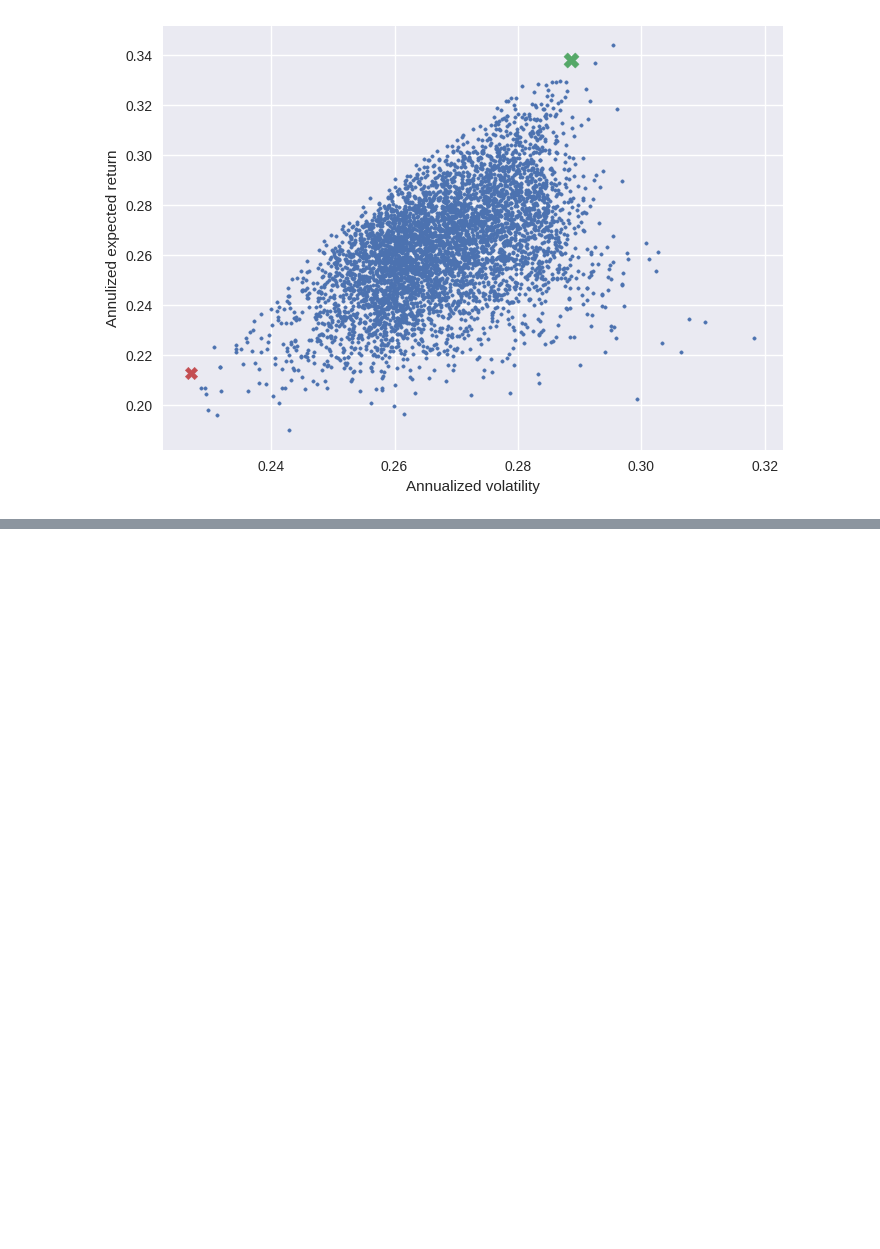
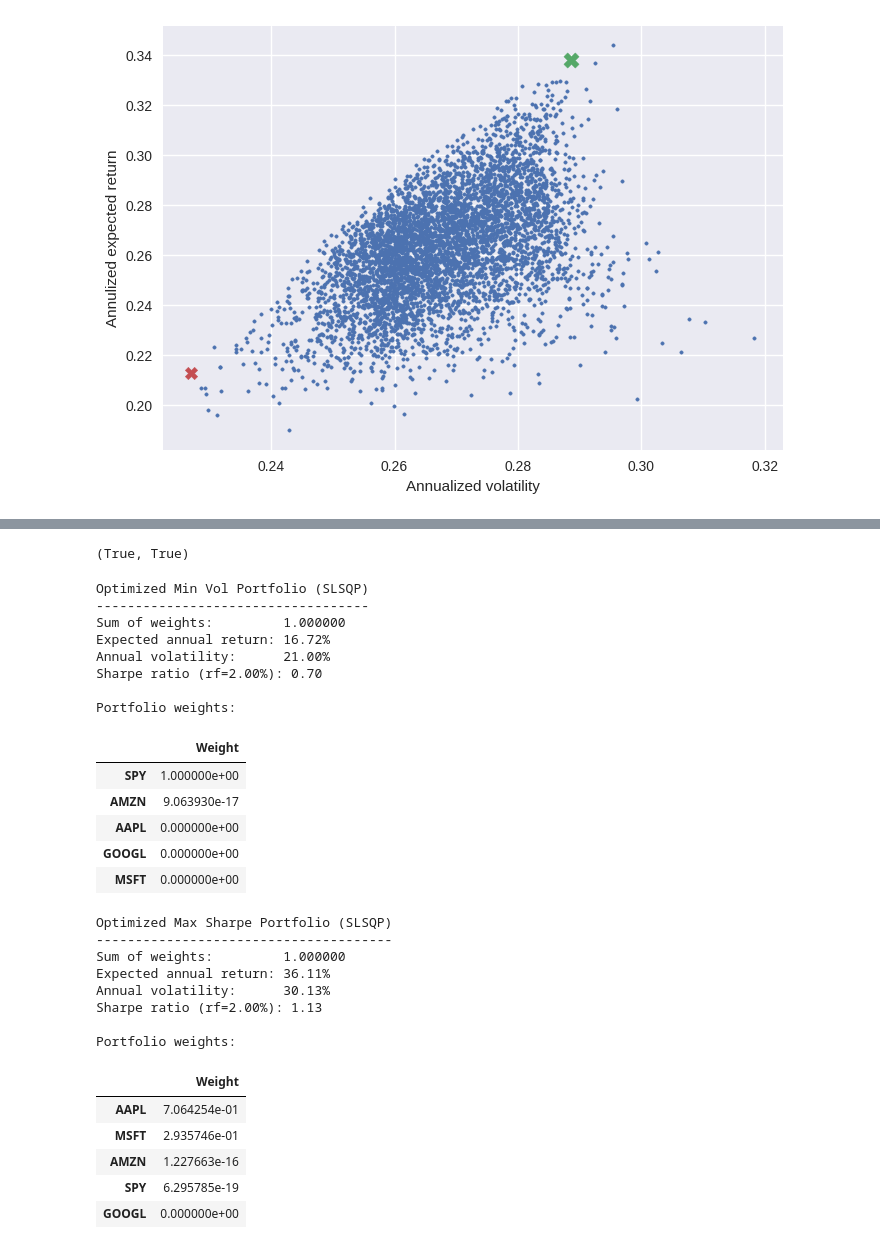
Before and after one commit to eyet7/Markowitz-portfolio-optimization, a Jupyter notebook: notebooks/01_markowitz.ipynb, the cells around one changed output, grey strips where cells are left out. Saved outputs shown, nothing was run; the diff lists cells and outputs as text; code cells hidden in the pictures; blank space fills up the shorter version.

```diff
--- a/notebooks/01_markowitz.ipynb
+++ b/notebooks/01_markowitz.ipynb
@@ -216,0 +261,75 @@ plt.show()
+# %%
+# Minimum volatility portfolio (long-only)
+res_minvol = minimize(
+    portfolio_volatility, w0,
+    args=(mu, cov),
+    method="SLSQP",
+    bounds=bounds,
+    constraints=constraints
+)
+
+w_minvol_opt = res_minvol.x
+
+# Maximum Sharpe portfolio (long-only), with risk-free rate
+rf = 0.02  # 2% annual risk-free rate (assumption)
+res_maxsharpe = minimize(
+    negative_sharpe, w0,
+    args=(mu, cov, rf),
+    method="SLSQP",
+    bounds=bounds,
+    constraints=constraints
+)
+
+w_maxsharpe_opt = res_maxsharpe.x
+
+res_minvol.success, res_maxsharpe.success
+# %% [output]
+(True, True)
+# %%
+def display_portfolio(name, w, mu, cov, rf=0.02):
+    w = np.array(w)
+    r, v = portfolio_performance(w, mu, cov)
+    sharpe = (r - rf) / v
+
+    weights = pd.Series(w, index=tickers).sort_values(ascending=False)
+
+    print(f"\n{name}")
+    print("-" * len(name))
+    print(f"Sum of weights:         {w.sum():.6f}")
+    print(f"Expected annual return: {r:.2%}")
+    print(f"Annual volatility:      {v:.2%}")
+    print(f"Sharpe ratio (rf={rf:.2%}): {sharpe:.2f}\n")
+    print("Portfolio weights:")
+    display(weights.to_frame("Weight"))
+
+display_portfolio("Optimized Min Vol Portfolio (SLSQP)", w_minvol_opt, mu, cov, rf=rf)
+display_portfolio("Optimized Max Sharpe Portfolio (SLSQP)", w_maxsharpe_opt, mu, cov, rf=rf)
+# %% [output]
+Optimized Min Vol Portfolio (SLSQP)
+-----------------------------------
+Sum of weights:         1.000000
+Expected annual return: 16.72%
+Annual volatility:      21.00%
+Sharpe ratio (rf=2.00%): 0.70
+
+Portfolio weights:
+|  | Weight |
+| SPY | 1.000000e+00 |
+| AMZN | 9.063930e-17 |
+| AAPL | 0.000000e+00 |
+| GOOGL | 0.000000e+00 |
+| MSFT | 0.000000e+00 |
+Optimized Max Sharpe Portfolio (SLSQP)
+--------------------------------------
+Sum of weights:         1.000000
+Expected annual return: 36.11%
+Annual volatility:      30.13%
+Sharpe ratio (rf=2.00%): 1.13
+
+Portfolio weights:
+|  | Weight |
+| AAPL | 7.064254e-01 |
+| MSFT | 2.935746e-01 |
+| AMZN | 1.227663e-16 |
+| SPY | 6.295785e-19 |
+| GOOGL | 0.000000e+00 |
```
Also changed, not shown: parts of 3 cells of this notebook.
